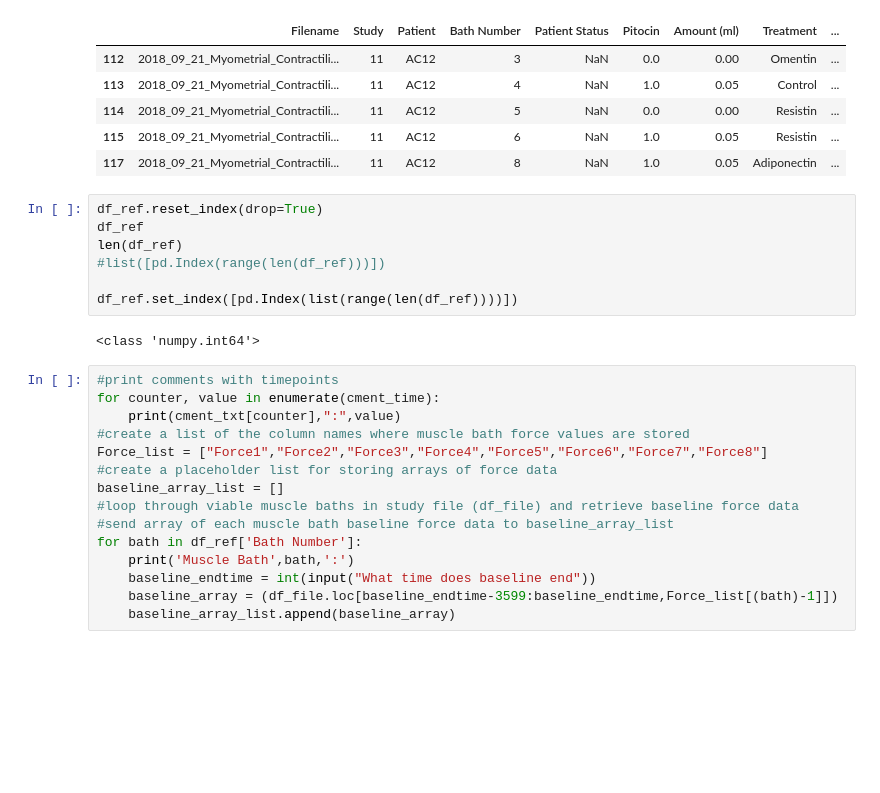
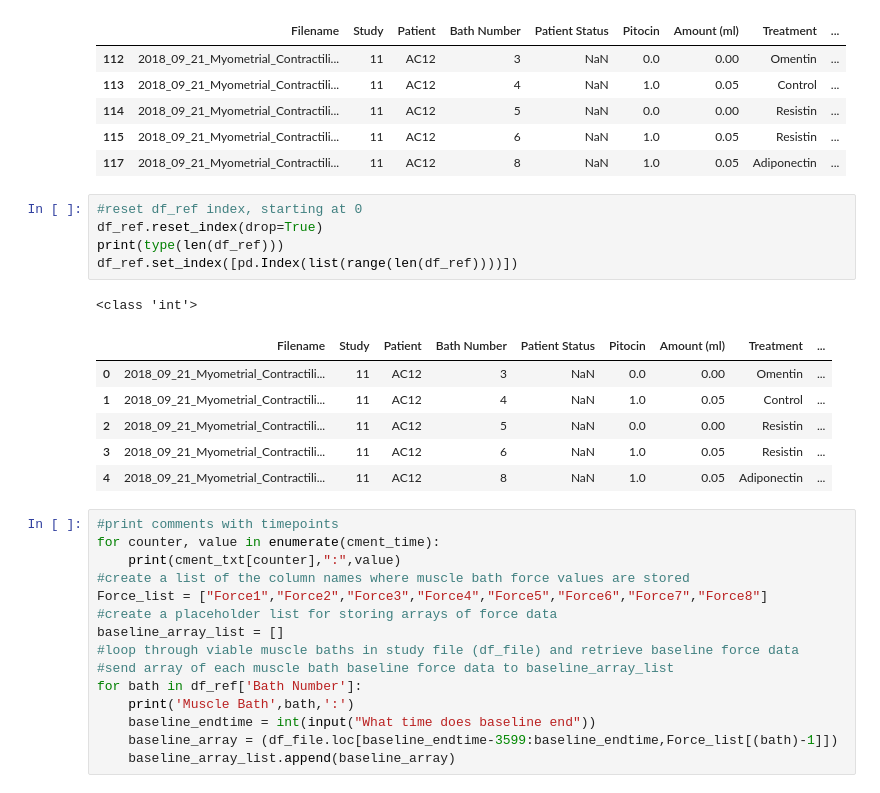
Before and after one commit to wupchurc/Muscle-Bath, a Jupyter notebook: Myometrial Contractility.ipynb, the cells around one changed output. Drawn from its saved outputs; the diff is of its cells as text; blank space fills up the shorter version.

```diff
--- a/Myometrial Contractility.ipynb
+++ b/Myometrial Contractility.ipynb
@@ -75,14 +75,18 @@ df_ref.head()
 | 115 | 2018_09_21_Myometrial_Contractili... | 11 | AC12 | 6 | NaN | 1.0 | 0.05 | Resistin | ... |
 | 117 | 2018_09_21_Myometrial_Contractili... | 11 | AC12 | 8 | NaN | 1.0 | 0.05 | Adiponectin | ... |
 # %%
+#reset df_ref index, starting at 0
 df_ref.reset_index(drop=True)
-df_ref
-len(df_ref)
-#list([pd.Index(range(len(df_ref)))])
-
+print(type(len(df_ref)))
 df_ref.set_index([pd.Index(list(range(len(df_ref))))])
 # %% [output]
-<class 'numpy.int64'>
+<class 'int'>
+|  | Filename | Study | Patient | Bath Number | Patient Status | Pitocin | Amount (ml) | Treatment | ... |
+| 0 | 2018_09_21_Myometrial_Contractili... | 11 | AC12 | 3 | NaN | 0.0 | 0.00 | Omentin | ... |
+| 1 | 2018_09_21_Myometrial_Contractili... | 11 | AC12 | 4 | NaN | 1.0 | 0.05 | Control | ... |
+| 2 | 2018_09_21_Myometrial_Contractili... | 11 | AC12 | 5 | NaN | 0.0 | 0.00 | Resistin | ... |
+| 3 | 2018_09_21_Myometrial_Contractili... | 11 | AC12 | 6 | NaN | 1.0 | 0.05 | Resistin | ... |
+| 4 | 2018_09_21_Myometrial_Contractili... | 11 | AC12 | 8 | NaN | 1.0 | 0.05 | Adiponectin | ... |
 # %%
 #print comments with timepoints
 for counter, value in enumerate(cment_time):
```
Also changed, not shown: parts of 9 cells of this notebook.
